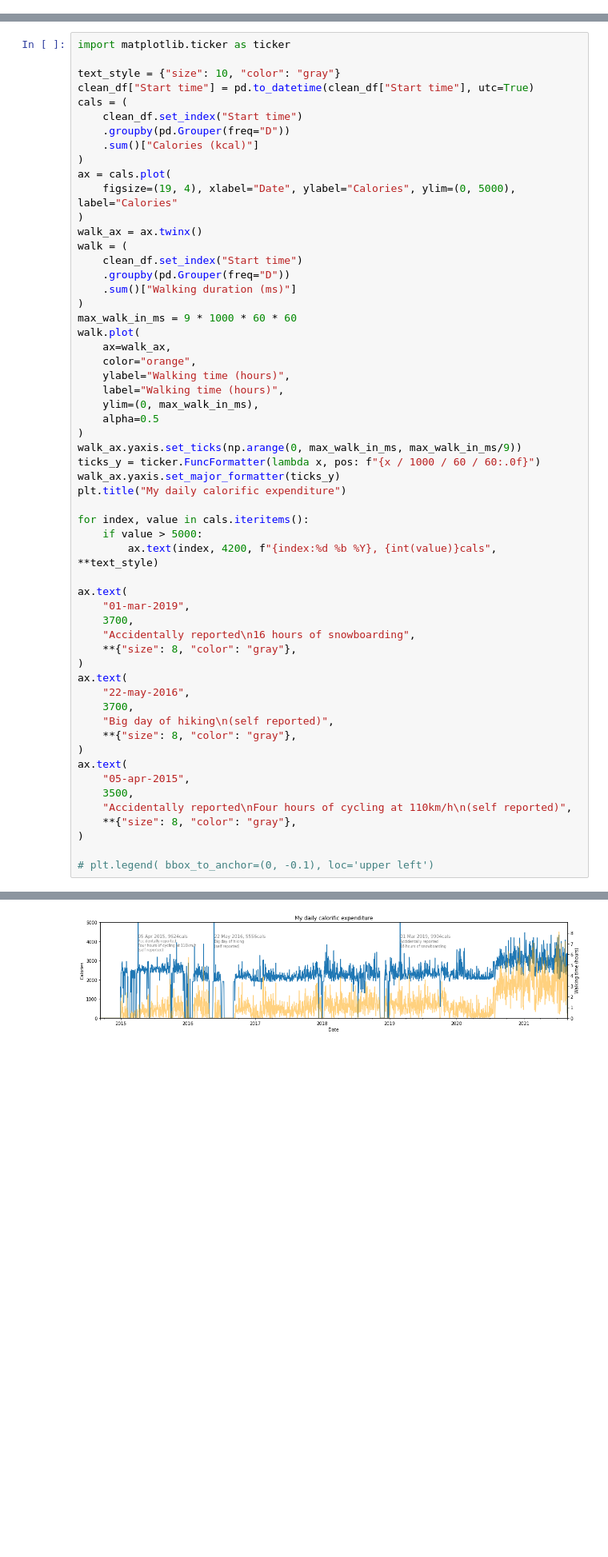
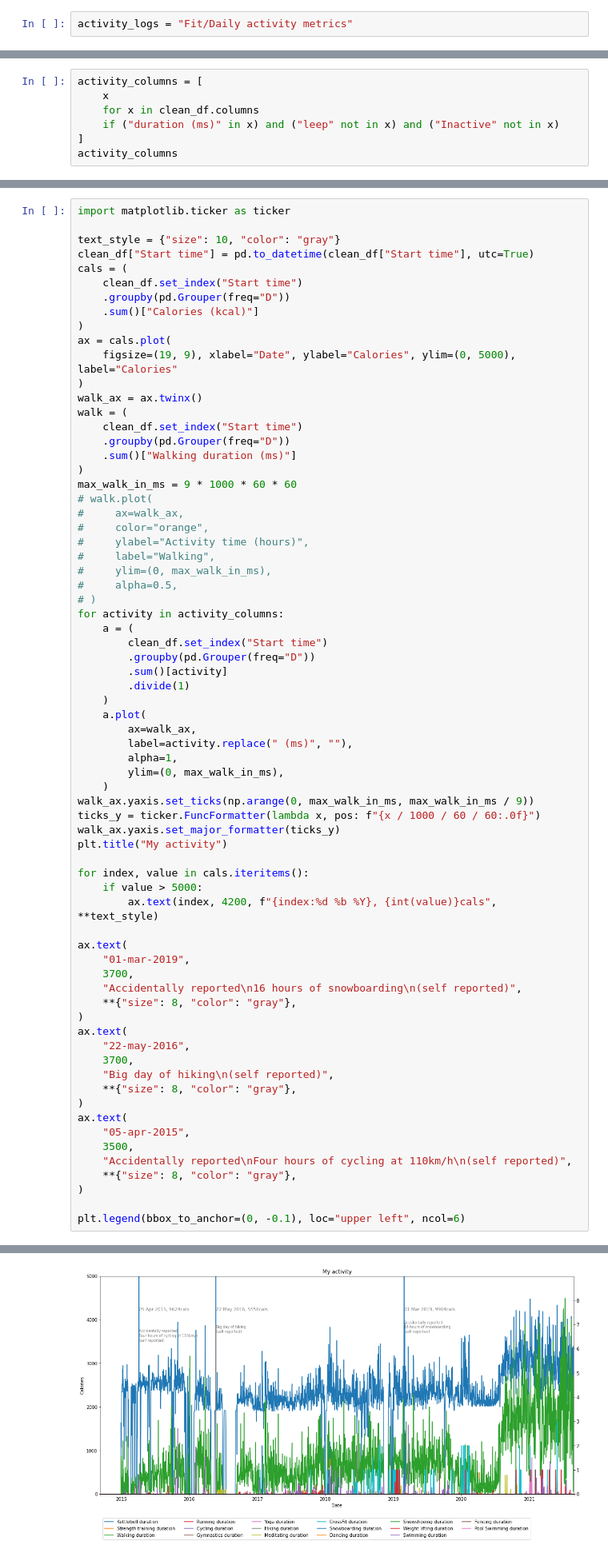
Before and after one commit to notionparallax/data_project_2021, a Jupyter notebook: fit.ipynb, the cells around one changed output, grey strips where cells are left out. Shown at 80% size. Cells and saved outputs as stored; diff of their text form; blank space fills up the shorter version.

Commit message:
add other activity types to plot

```diff
--- a/fit.ipynb
+++ b/fit.ipynb
@@ -4,6 +4,8 @@ import matplotlib.pyplot as plt
 import os
 import datetime
 import numpy as np
+# %%
+activity_logs = "Fit/Daily activity metrics"
 # %%
 
 df_by_day = []
@@ -85,3 +87,10 @@ clean (215026, 51) activities (220708, 50)
 True    215026
 Name: interesting_row, dtype: int64
 (215026, 50)
+# %%
+activity_columns = [
+    x
+    for x in clean_df.columns
+    if ("duration (ms)" in x) and ("leep" not in x) and ("Inactive" not in x)
+]
+activity_columns
@@ -113,7 +140,7 @@ cals = (
     .sum()["Calories (kcal)"]
 )
 ax = cals.plot(
-    figsize=(19, 4), xlabel="Date", ylabel="Calories", ylim=(0, 5000), label="Calories"
+    figsize=(19, 9), xlabel="Date", ylabel="Calories", ylim=(0, 5000), label="Calories"
 )
 walk_ax = ax.twinx()
 walk = (
@@ -122,18 +149,31 @@ walk = (
     .sum()["Walking duration (ms)"]
 )
 max_walk_in_ms = 9 * 1000 * 60 * 60
-walk.plot(
-    ax=walk_ax,
-    color="orange",
-    ylabel="Walking time (hours)",
-    label="Walking time (hours)",
-    ylim=(0, max_walk_in_ms),
-    alpha=0.5
-)
-walk_ax.yaxis.set_ticks(np.arange(0, max_walk_in_ms, max_walk_in_ms/9))
+# walk.plot(
+#     ax=walk_ax,
+#     color="orange",
+#     ylabel="Activity time (hours)",
+#     label="Walking",
+#     ylim=(0, max_walk_in_ms),
+#     alpha=0.5,
+# )
+for activity in activity_columns:
+    a = (
+        clean_df.set_index("Start time")
+        .groupby(pd.Grouper(freq="D"))
+        .sum()[activity]
+        .divide(1)
+    )
+    a.plot(
+        ax=walk_ax,
+        label=activity.replace(" (ms)", ""),
+        alpha=1,
+        ylim=(0, max_walk_in_ms),
+    )
+walk_ax.yaxis.set_ticks(np.arange(0, max_walk_in_ms, max_walk_in_ms / 9))
 ticks_y = ticker.FuncFormatter(lambda x, pos: f"{x / 1000 / 60 / 60:.0f}")
 walk_ax.yaxis.set_major_formatter(ticks_y)
-plt.title("My daily calorific expenditure")
+plt.title("My activity")
 
 for index, value in cals.iteritems():
     if value > 5000:
@@ -142,7 +182,7 @@ for index, value in cals.iteritems():
 ax.text(
     "01-mar-2019",
     3700,
-    "Accidentally reported\n16 hours of snowboarding",
+    "Accidentally reported\n16 hours of snowboarding\n(self reported)",
     **{"size": 8, "color": "gray"},
 )
 ax.text(
@@ -158,5 +198,5 @@ ax.text(
     **{"size": 8, "color": "gray"},
 )
 
-# plt.legend( bbox_to_anchor=(0, -0.1), loc='upper left')
+plt.legend(bbox_to_anchor=(0, -0.1), loc="upper left", ncol=6)
 # %% [output]
@@ -164 +204 @@ Text(05-apr-2015, 3500, 'Accidentally reported\nFour hours of cycling at 110km/h
-[figure, old version]
+[figure, new version]
```
Also changed, not shown: parts of 8 cells of this notebook.
